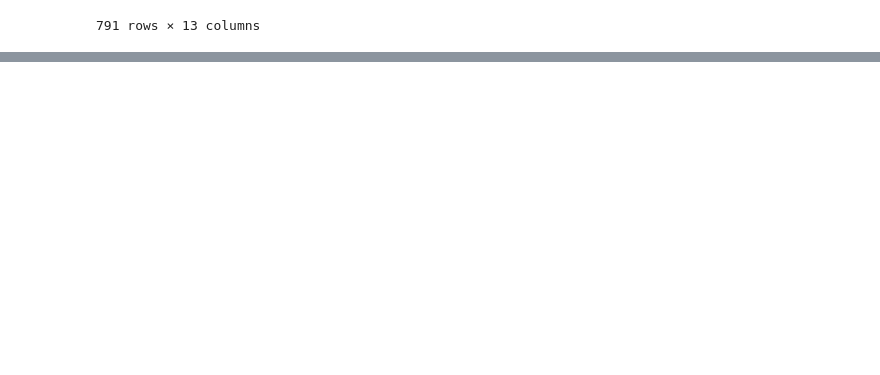
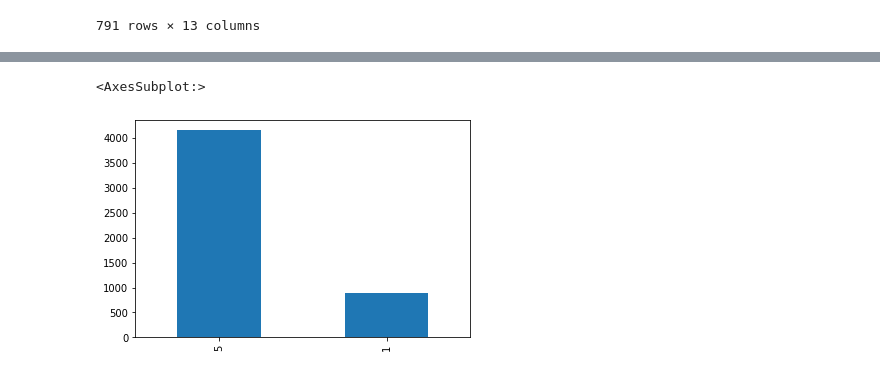
Before and after one commit to matheuss3/promental, a Jupyter notebook: analise-exploratoria/analise_exploratoria.ipynb, the cells around one changed output, grey strips where cells are left out. Cells and saved outputs as stored; diff of their text form; code cells hidden in the pictures; blank space fills up the shorter version.

```diff
--- a/analise-exploratoria/analise_exploratoria.ipynb
+++ b/analise-exploratoria/analise_exploratoria.ipynb
@@ -135,0 +242,6 @@ KeyError: 'SC27'
+# %%
+y.value_counts().plot(kind='bar')
+# sns.barplot(x='0', y='1', data=y.value_counts())
+# %% [output]
+<AxesSubplot:>
+[figure, added]
```
Also changed, not shown: parts of 13 cells of this notebook, 3 other files.
